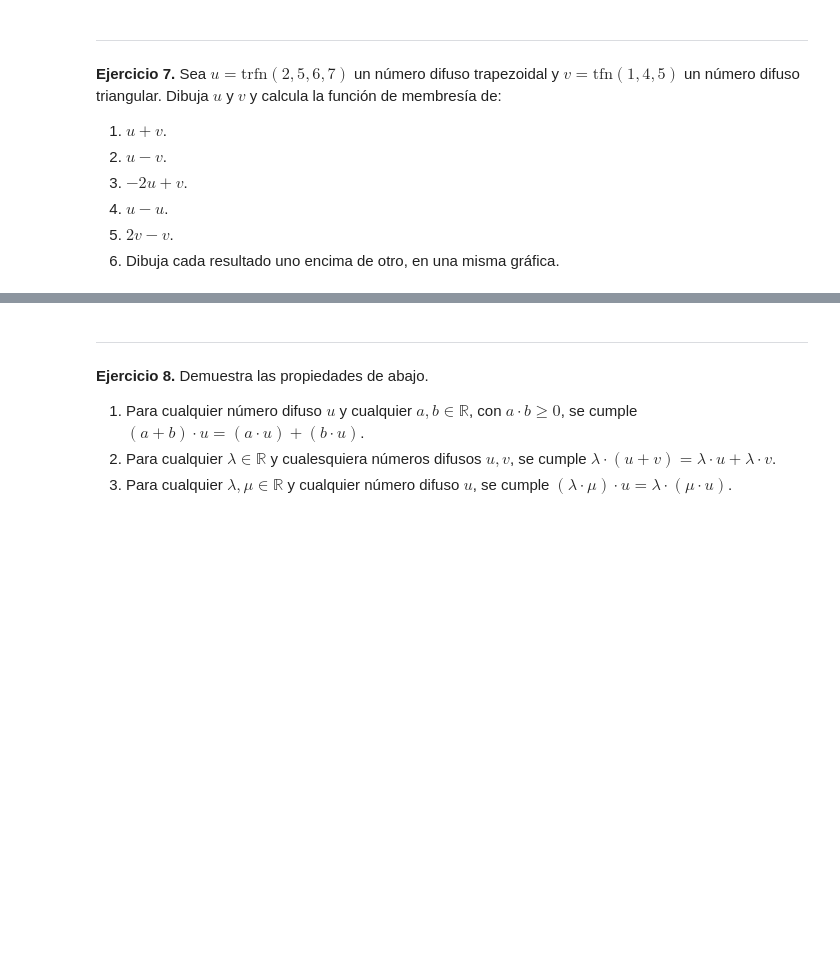
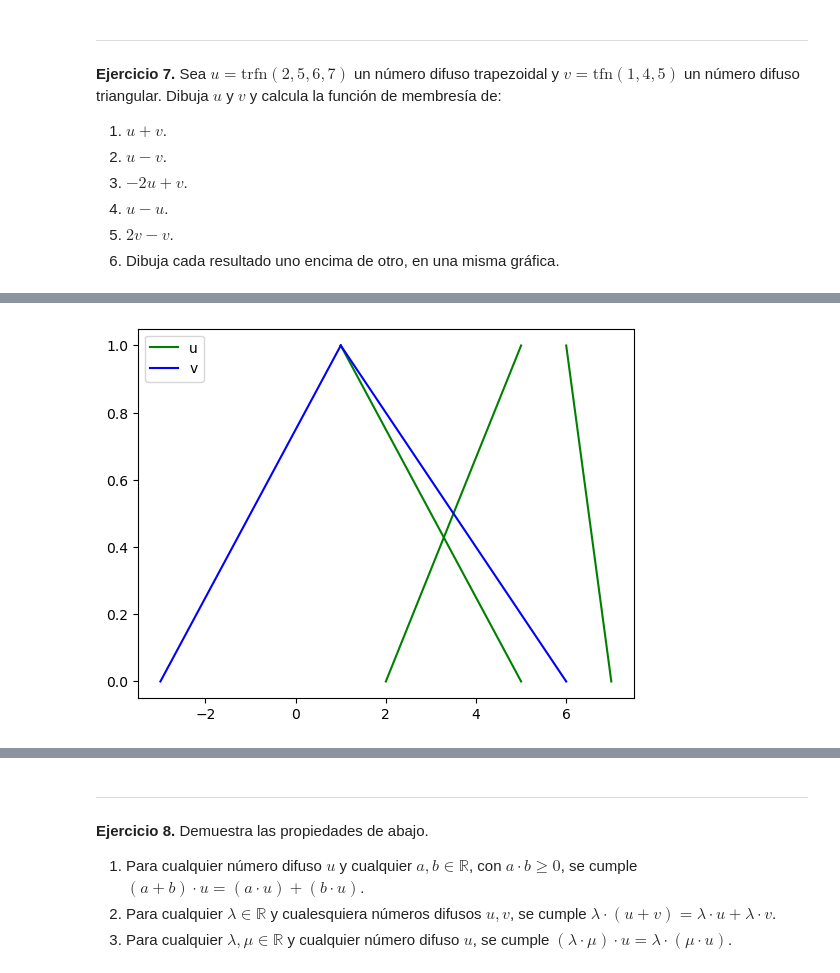
Before and after one commit to Elias-Gill/facultad, a Jupyter notebook: aplicada/unidad 2/ejercitario2.ipynb, the cells around one changed output, grey strips where cells are left out. Saved outputs shown, nothing was run; the diff lists cells and outputs as text; code cells hidden in the pictures; blank space fills up the shorter version.

```diff
--- a/aplicada/unidad 2/ejercitario2.ipynb
+++ b/aplicada/unidad 2/ejercitario2.ipynb
@@ -49,0 +104,33 @@ Responde a las preguntas de abajo utilizando este mismo notebook. Recuerda de se
+# %%
+import matplotlib.pyplot as plt
+import numpy as np
+
+# Definición de las funciones
+def f1(x):
+    return (x - 2) / 3
+
+def f2(x):
+    return (7 - x) / 1
+
+def f3(x):
+    return (x + 3) / 4
+
+def f4(x):
+    return (6 - x) / 5
+
+# Creación del gráfico
+x1 = np.linspace(2, 5, 100)
+x2 = np.linspace(6, 7, 100)
+x3 = np.linspace(-3, 1, 100)
+x4 = np.linspace(1, 6, 100)
+
+plt.plot(x1, f1(x1), color='green', label='u')
+plt.plot([1, 5], [1, 0], color='green')
+plt.plot(x2, f2(x2), color='green')
+plt.plot(x3, f3(x3), color='blue', label='v')
+plt.plot(x4, f4(x4), color='blue')
+
+plt.legend()
+plt.show()
+# %% [output]
+[figure, added]
```
Also changed, not shown: parts of 8 cells of this notebook, 4 other files.
